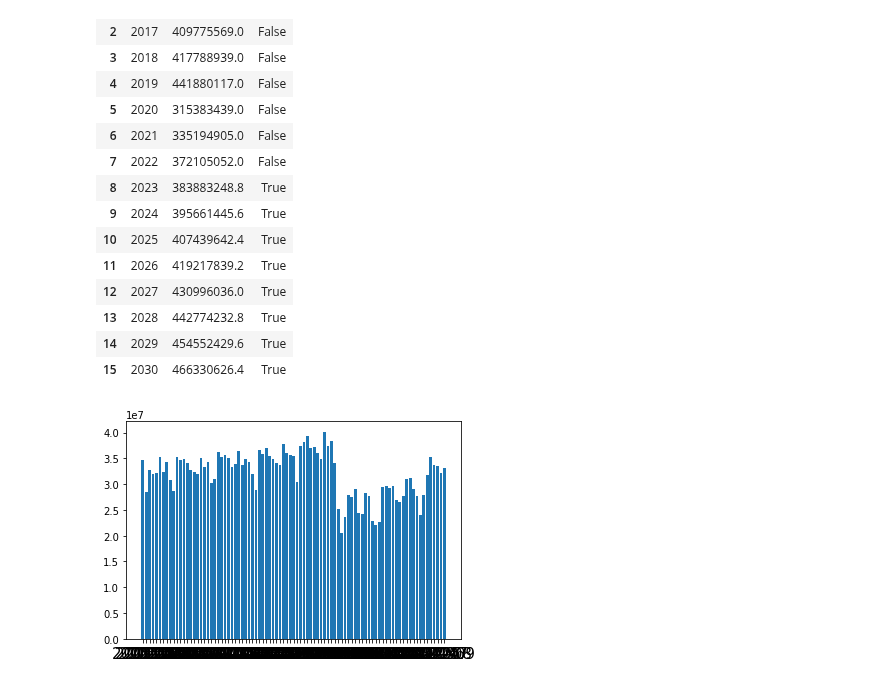
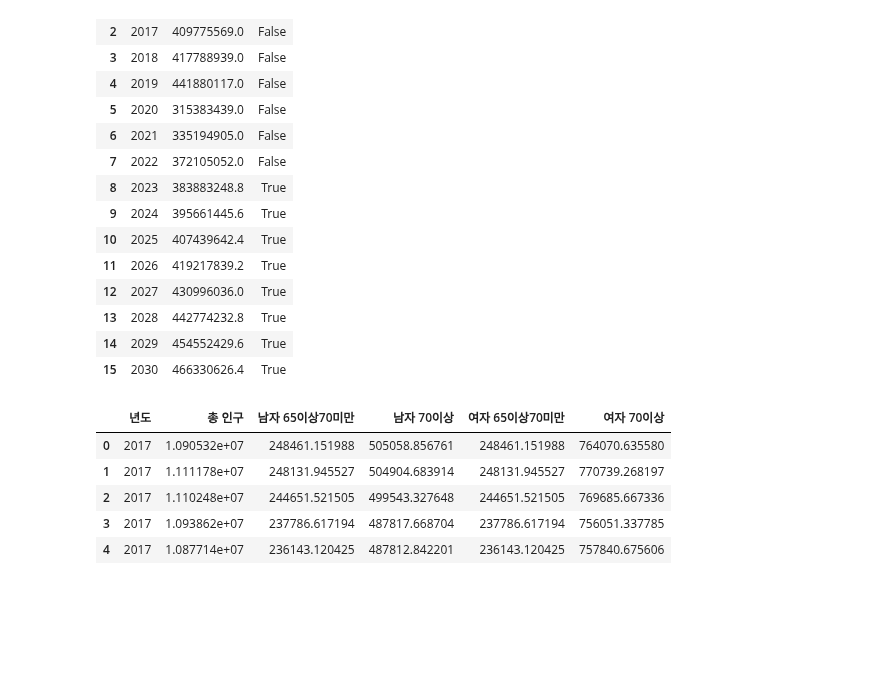
Before and after one commit to lg960214/DACON_Seoul_6, a Jupyter notebook: case_1.ipynb, the cells around one changed output. Cells and saved outputs as stored; diff of their text form; code cells hidden in the pictures; blank space fills up the shorter version.

```diff
--- a/case_1.ipynb
+++ b/case_1.ipynb
@@ -145,9 +145,42 @@ df
 | 13 | 2028 | 442774232.8 | True |
 | 14 | 2029 | 454552429.6 | True |
 | 15 | 2030 | 466330626.4 | True |
-# %%
-plt.bar(range(len(year_month)), free_popul_sum)
-plt.xticks(range(len(year_month)), year_month, fontsize=15)
-plt.show()
-# %% [output]
-[figure, removed]
+# %%
+target_dir = "/content/drive/MyDrive/DL_data/DACON6/서울시 인구 거주/서울시 행정동 단위 생활인구/"
+
+fname_list = os.listdir("/content/drive/MyDrive/DL_data/DACON6/서울시 인구 거주/서울시 행정동 단위 생활인구/")
+fname_list.sort(reverse=False)
+
+year_ = []
+total_population = []
+m_btw_65_70 = []
+m_upper_70 = []
+w_btw_65_70 = []
+w_upper_70 = []
+
+encode = None
+
+for fname in tqdm.tqdm(fname_list):
+    if '201910' in fname:
+        encode = 'cp949'
+    else:
+        encode = None
+
+    df = pd.read_csv(target_dir+'/'+fname, engine='python', index_col=False, encoding=encode)
+    df = df.groupby('행정동코드').mean().sum()
+
+    m_btw_65_70.append(df['남자65세부터69세생활인구수'])
+    m_upper_70.append(df['남자70세이상생활인구수'])
+    w_btw_65_70.append(df['남자65세부터69세생활인구수'])
+    w_upper_70.append(df['여자70세이상생활인구수'])
+    total_population.append(df['총생활인구수'])
+    year_.append(fname.split('_')[3][:4])
+
+df_pop = pd.DataFrame(zip(year_, total_population, m_btw_65_70, m_upper_70, w_btw_65_70, w_upper_70), columns= ['년도', '총 인구', '남자 65이상70미만', '남자 70이상', '여자 65이상70미만', '여자 70이상'])
+# %% [output]
+|  | 년도 | 총 인구 | 남자 65이상70미만 | 남자 70이상 | 여자 65이상70미만 | 여자 70이상 |
+| 0 | 2017 | 1.090532e+07 | 248461.151988 | 505058.856761 | 248461.151988 | 764070.635580 |
+| 1 | 2017 | 1.111178e+07 | 248131.945527 | 504904.683914 | 248131.945527 | 770739.268197 |
+| 2 | 2017 | 1.110248e+07 | 244651.521505 | 499543.327648 | 244651.521505 | 769685.667336 |
+| 3 | 2017 | 1.093862e+07 | 237786.617194 | 487817.668704 | 237786.617194 | 756051.337785 |
+| 4 | 2017 | 1.087714e+07 | 236143.120425 | 487812.842201 | 236143.120425 | 757840.675606 |
```
Also changed, not shown: parts of 2 cells of this notebook, 1 other file.
